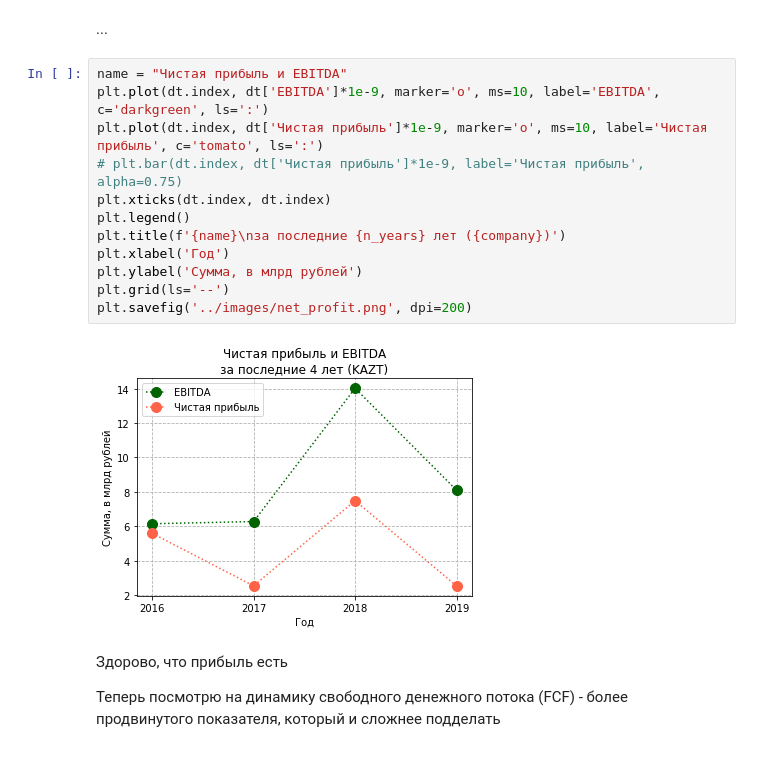
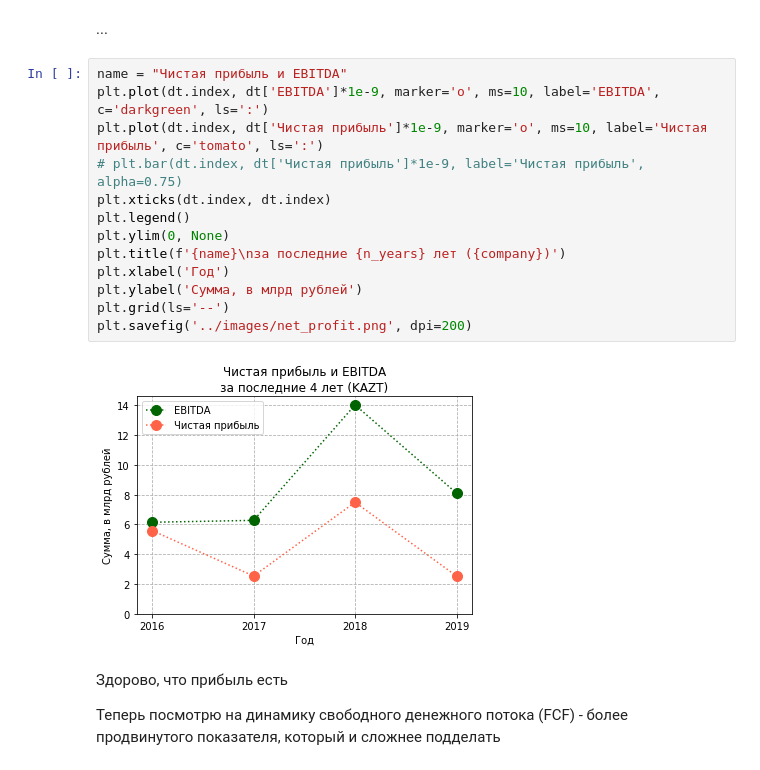
Before and after one commit to young-investors/CA, a Jupyter notebook: sources/KAZT/notebooks/KAZT_new.ipynb, the cells around one changed output. Cells and saved outputs as stored; diff of their text form.

```diff
--- a/sources/KAZT/notebooks/KAZT_new.ipynb
+++ b/sources/KAZT/notebooks/KAZT_new.ipynb
@@ -62,17 +62,18 @@ plt.savefig('../images/assets.png', dpi=200)
 # %%
 name = "Чистая прибыль и EBITDA"
 plt.plot(dt.index, dt['EBITDA']*1e-9, marker='o', ms=10, label='EBITDA', c='darkgreen', ls=':')
 plt.plot(dt.index, dt['Чистая прибыль']*1e-9, marker='o', ms=10, label='Чистая прибыль', c='tomato', ls=':')
 # plt.bar(dt.index, dt['Чистая прибыль']*1e-9, label='Чистая прибыль', alpha=0.75)
 plt.xticks(dt.index, dt.index)
 plt.legend()
+plt.ylim(0, None)
 plt.title(f'{name}\nза последние {n_years} лет ({company})')
 plt.xlabel('Год')
 plt.ylabel('Сумма, в млрд рублей')
 plt.grid(ls='--')
 plt.savefig('../images/net_profit.png', dpi=200)
 # %% [output]
-[figure, old version]
+[figure, new version]
 # %% [markdown]
 Здорово, что прибыль есть
 
```
Also changed, not shown: 1 other file.
